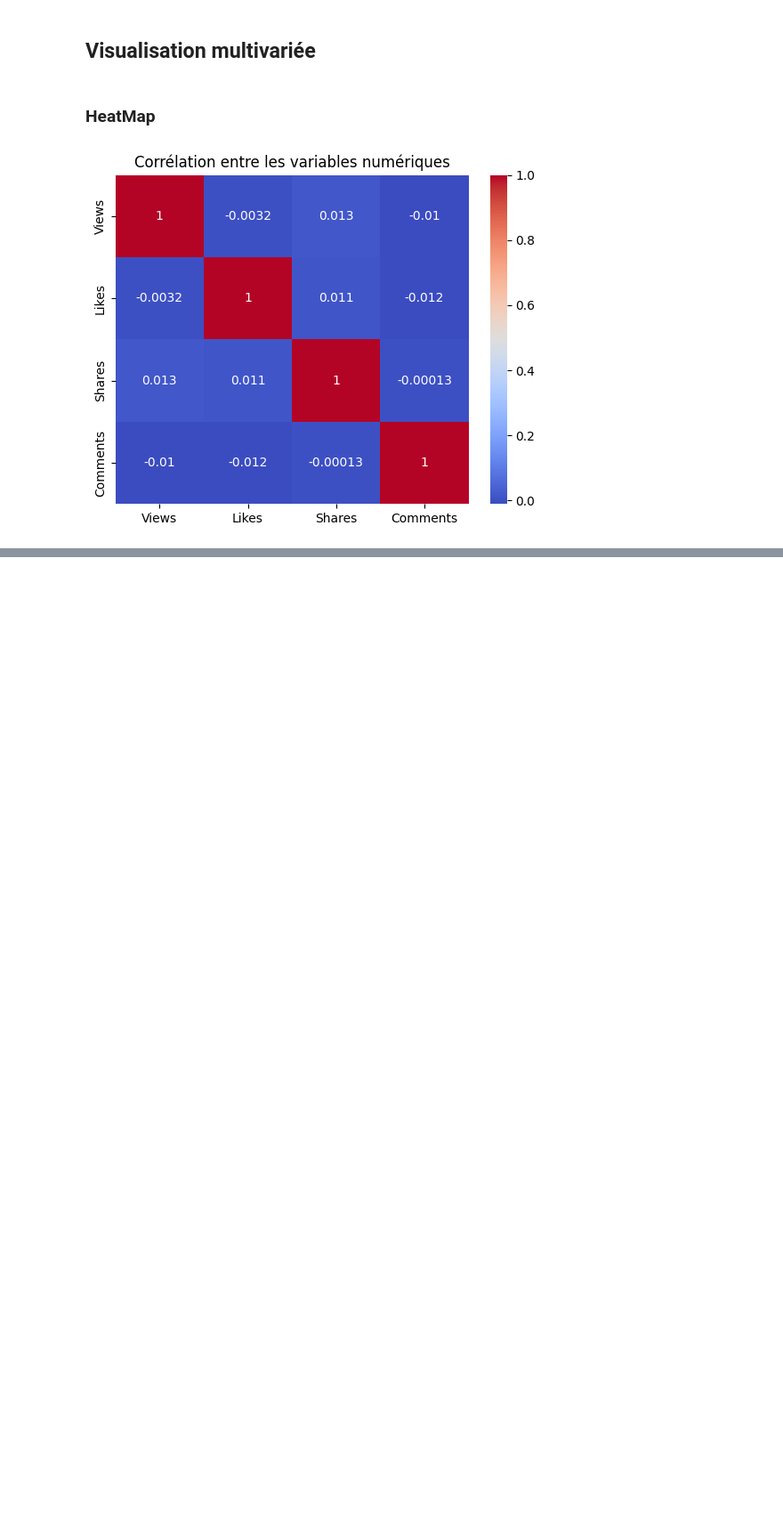
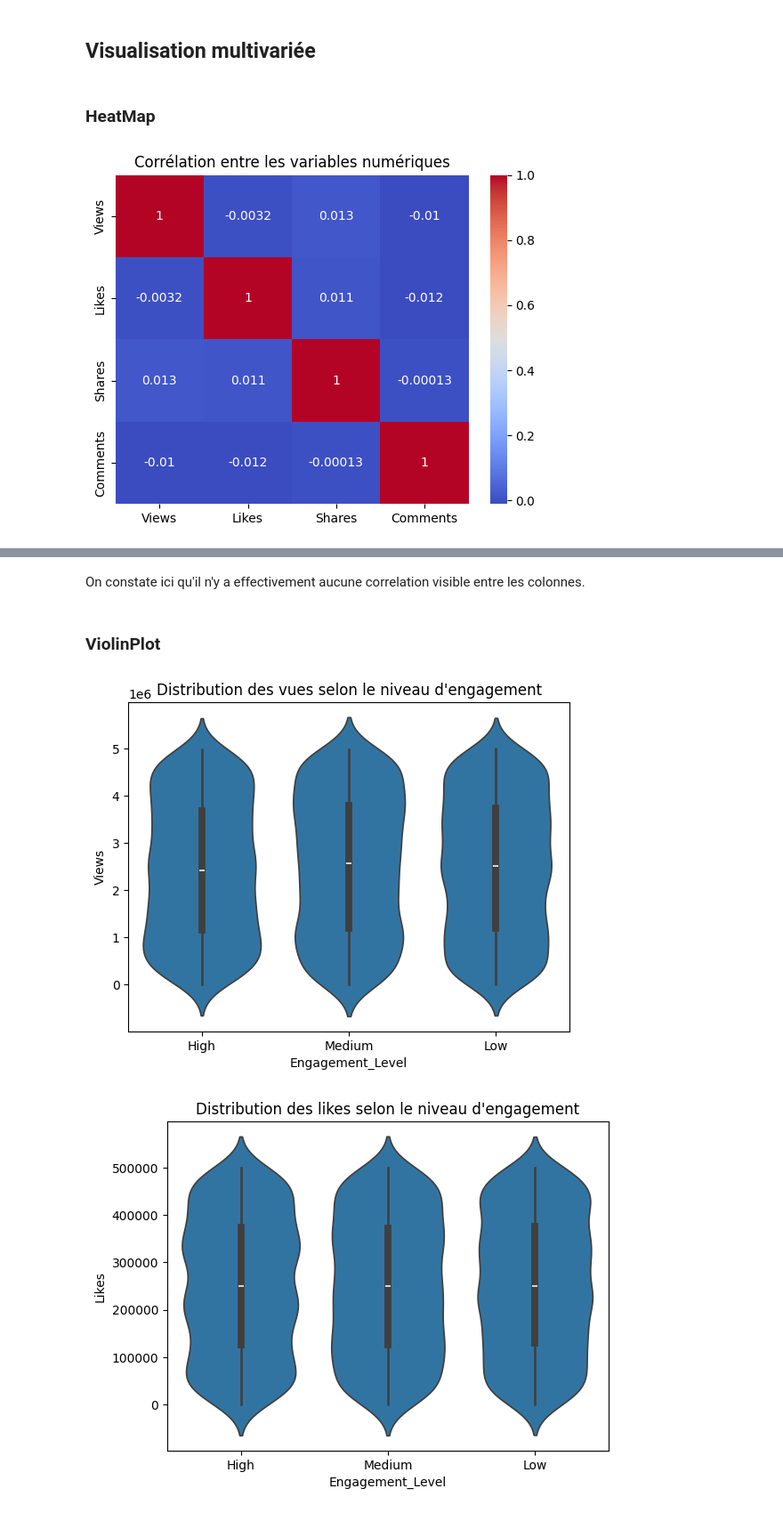
Before and after one commit to alexd0104/viral-trends-prediction, a Jupyter notebook: preprocessing/data_exploration.ipynb, the cells around one changed output, grey strips where cells are left out. Shown at 89% size. Cells and saved outputs as stored; diff of their text form; code cells hidden in the pictures; blank space fills up the shorter version.

Commit message:
suite et fin de la première étape de data exploration

```diff
--- a/preprocessing/data_exploration.ipynb
+++ b/preprocessing/data_exploration.ipynb
@@ -137,0 +147,23 @@ plt.show()
+# %% [markdown]
+On constate ici qu'il n'y a effectivement aucune correlation visible entre les colonnes.
+# %% [markdown]
+### ViolinPlot
+# %%
+sns.violinplot(data=df, x="Engagement_Level", y="Views")
+plt.title("Distribution des vues selon le niveau d'engagement")
+plt.show()
+
+sns.violinplot(data=df, x="Engagement_Level", y="Likes")
+plt.title("Distribution des likes selon le niveau d'engagement")
+plt.show()
+
+sns.violinplot(data=df, x="Engagement_Level", y="Shares")
+plt.title("Distribution des partages selon le niveau d'engagement")
+plt.show()
+
+sns.violinplot(data=df, x="Engagement_Level", y="Comments")
+plt.title("Distribution des commentaires selon le niveau d'engagement")
+plt.show()
+# %% [output]
+[figure, added]
+[figure, added]
```
Also changed, not shown: parts of 9 cells of this notebook.
